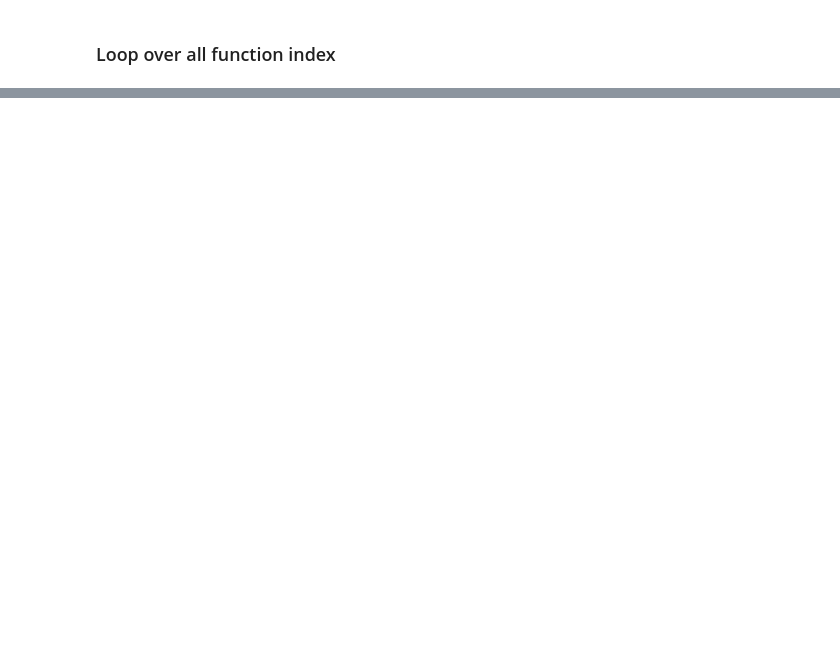
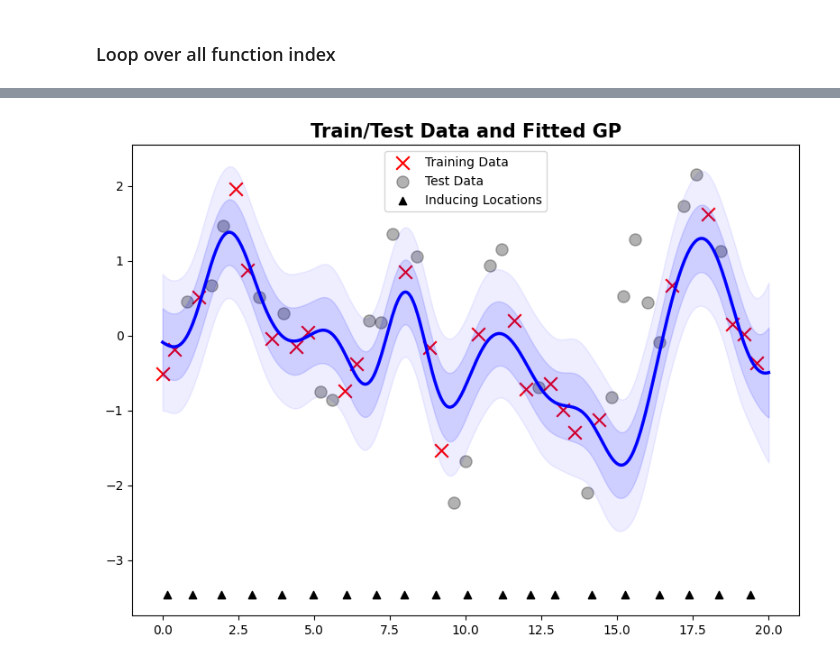
Before and after one commit to XiaoyuJiang17/Scalable_LVMOGP, a Jupyter notebook: analysis/synthetic/OurModel/Scale_RBF/why_integration_pred_fail.ipynb, the cells around one changed output, grey strips where cells are left out. Saved outputs shown, nothing was run; the diff lists cells and outputs as text; code cells hidden in the pictures; blank space fills up the shorter version.

```diff
--- a/analysis/synthetic/OurModel/Scale_RBF/why_integration_pred_fail.ipynb
+++ b/analysis/synthetic/OurModel/Scale_RBF/why_integration_pred_fail.ipynb
@@ -465,28 +503,30 @@ print('The output index with BEST test nll performance: ', test_nll_list_.index(
 # %%
-function_index = 2749
+function_index = 37
 w_train_input, w_train_target, w_test_input, w_test_target, w_gp_pred_mean, w_gp_pred_std, performance_dirct = evaluate_on_single_output(
                                                         function_index = function_index,
                                                         data_inputs = data_inputs,
                                                         data_Y_squeezed = data_Y_squeezed,
                                                         ls_of_ls_train_input = ls_of_ls_train_input,
                                                         ls_of_ls_test_input = ls_of_ls_test_input,
                                                         train_sample_idx_ls = train_sample_idx_ls,
                                                         test_sample_idx_ls = test_sample_idx_ls,
                                                         all_pred_mean = all_pred_mean_,
                                                         all_pred_var = all_pred_var_,
                                                         n_data4visual = n_data4visual,
                                                         all_pred_mean4visual = all_pred_mean4visual_,
                                                         all_pred_var4visual = all_pred_var4visual_
 )
 
 plot_traindata_testdata_fittedgp(train_X=w_train_input,
                                  train_Y=w_train_target,
                                  test_X=w_test_input,
                                  test_Y=w_test_target,
                                  gp_X=inputs_total4visual,
                                  gp_pred_mean=w_gp_pred_mean,
                                  gp_pred_std=w_gp_pred_std,
                                  inducing_points_X=my_model.variational_strategy.inducing_points_input.data,
                                  n_inducing_C=config['n_inducing_input'],
                                  # title='Multi-Output Gaussian Processes, #32',
                                  title_fontsize=15) # NOTE: input is C not X
+# %% [output]
+[figure, added]
```
Also changed, not shown: parts of 10 cells of this notebook, 20 other files.
